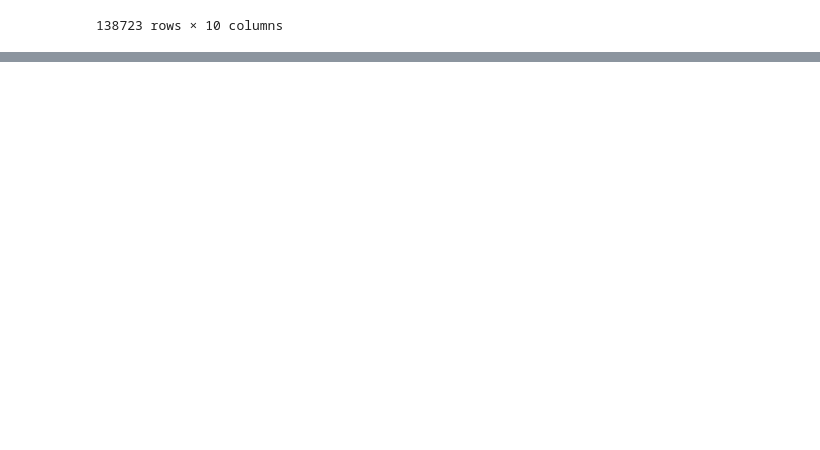
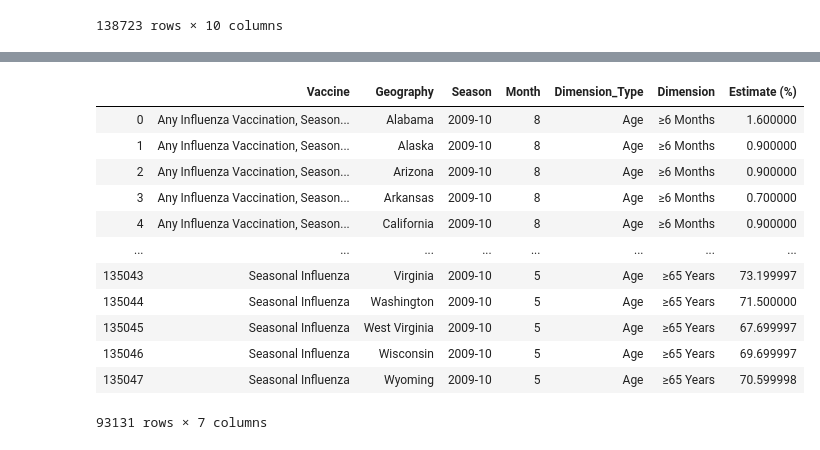
Before and after one commit to mkastanowski/BigDataSys_Final, a Jupyter notebook: Exploratory_Data_Analysis.ipynb, the cells around one changed output, grey strips where cells are left out. Cells and saved outputs as stored; diff of their text form; code cells hidden in the pictures; blank space fills up the shorter version.

```diff
--- a/Exploratory_Data_Analysis.ipynb
+++ b/Exploratory_Data_Analysis.ipynb
@@ -38,0 +103,16 @@ vacc_inf.loc[vacc_inf["Geography"]=='Alaska'].sample(10)
+# %%
+Influ.loc[Influ['Dimension_Type']=="Age"]
+# %% [output]
+|  | Vaccine | Geography | Season | Month | Dimension_Type | Dimension | Estimate (%) |
+| 0 | Any Influenza Vaccination, Season... | Alabama | 2009-10 | 8 | Age | ≥6 Months | 1.600000 |
+| 1 | Any Influenza Vaccination, Season... | Alaska | 2009-10 | 8 | Age | ≥6 Months | 0.900000 |
+| 2 | Any Influenza Vaccination, Season... | Arizona | 2009-10 | 8 | Age | ≥6 Months | 0.900000 |
+| 3 | Any Influenza Vaccination, Season... | Arkansas | 2009-10 | 8 | Age | ≥6 Months | 0.700000 |
+| 4 | Any Influenza Vaccination, Season... | California | 2009-10 | 8 | Age | ≥6 Months | 0.900000 |
+| ... | ... | ... | ... | ... | ... | ... | ... |
+| 135043 | Seasonal Influenza | Virginia | 2009-10 | 5 | Age | ≥65 Years | 73.199997 |
+| 135044 | Seasonal Influenza | Washington | 2009-10 | 5 | Age | ≥65 Years | 71.500000 |
+| 135045 | Seasonal Influenza | West Virginia | 2009-10 | 5 | Age | ≥65 Years | 67.699997 |
+| 135046 | Seasonal Influenza | Wisconsin | 2009-10 | 5 | Age | ≥65 Years | 69.699997 |
+| 135047 | Seasonal Influenza | Wyoming | 2009-10 | 5 | Age | ≥65 Years | 70.599998 |
+93131 rows × 7 columns
```
Also changed, not shown: parts of 12 cells of this notebook.
